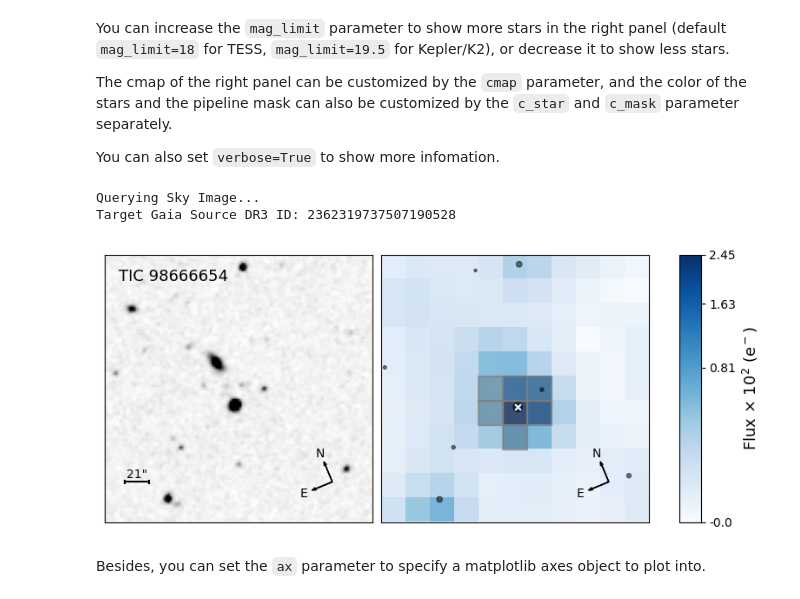
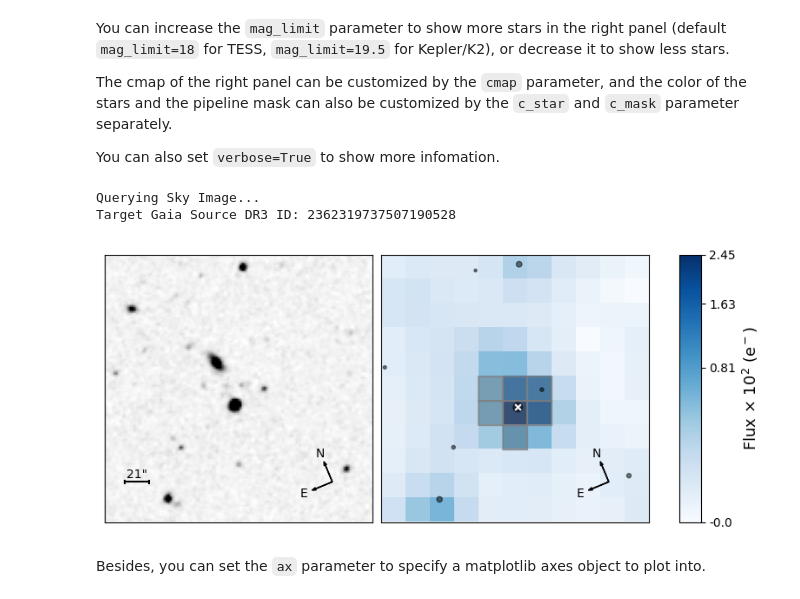
Before and after one commit to keyuxing/tpfi, a Jupyter notebook: examples/tutorial.ipynb, the cells around one changed output. Drawn from its saved outputs; the diff is of its cells as text; code cells hidden in the pictures.

Commit message:
add `show_label` parameter

```diff
--- a/examples/tutorial.ipynb
+++ b/examples/tutorial.ipynb
@@ -30,11 +30,13 @@ The cmap of the right panel can be customized by the `cmap` parameter, and the c
 
 You can also set `verbose=True` to show more infomation.
 # %%
-plot_identification(tpf, cmap="Blues", c_star="k", c_mask="grey", show_ticklabels=False, mag_limit=20, verbose=True)
+plot_identification(
+    tpf, mag_limit=20, cmap="Blues", c_star="k", c_mask="grey", show_label=False, show_ticklabels=False, verbose=True
+)
 # %% [output]
 Querying Sky Image...
 Target Gaia Source DR3 ID: 2362319737507190528
-[figure, old version]
+[figure, new version]
 # %% [markdown]
 Besides, you can set the `ax` parameter to specify a matplotlib axes object to plot into.
 # %%
```
Also changed, not shown: parts of 1 cell of this notebook, 2 other files.
